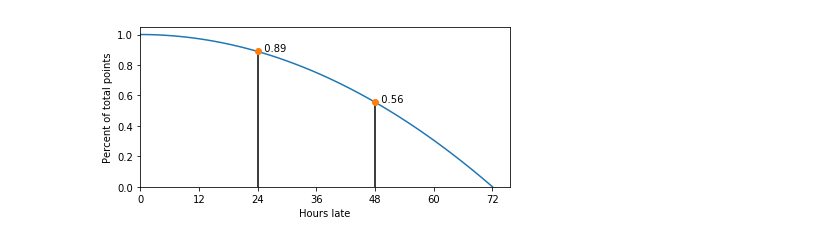
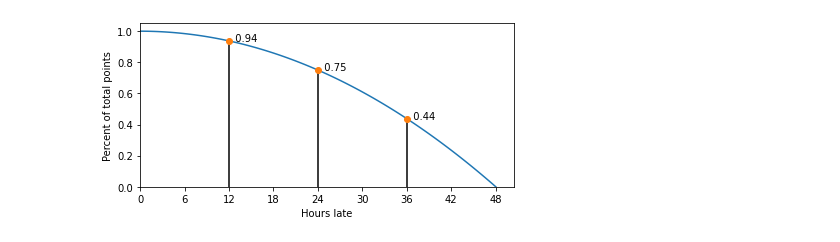
Before and after one commit to jlpteaching/ECS154B, a Jupyter notebook: late policy.ipynb, the cells around one changed output. Drawn from its saved outputs; the diff is of its cells as text; code cells hidden in the pictures.

Commit message:
Update late policy
Signed-off-by: Jason Lowe-Power <jason@lowepower.com>

```diff
--- a/late policy.ipynb
+++ b/late policy.ipynb
@@ -5,22 +5,24 @@ import matplotlib
 import numpy as np
 import matplotlib.pyplot as plt
 # %%
-y = np.poly1d([-1/72**2, 0, 1])
+y = np.poly1d([-1/48**2, 0, 1])
 # %%
-x = np.linspace(0, 72, 100)
+x = np.linspace(0, 48, 100)
 plt.figure(figsize=(6,3))
 plt.plot(x, y(x))
+plt.plot([12, 12], [0, y(12)], color='black')
 plt.plot([24, 24], [0, y(24)], color='black')
-plt.plot([48, 48], [0, y(48)], color='black')
-plt.plot([24, 48], [y(24), y(48)], 'o')
+plt.plot([36, 36], [0, y(36)], color='black')
+plt.plot([12, 24, 36], [y(12), y(24), y(36)], 'o')
+plt.annotate('  {0:.2f}'.format(y(12)), xy=(12, y(12)))
 plt.annotate('  {0:.2f}'.format(y(24)), xy=(24, y(24)))
-plt.annotate('  {0:.2f}'.format(y(48)), xy=(48, y(48)))
+plt.annotate('  {0:.2f}'.format(y(36)), xy=(36, y(36)))
 plt.ylim(0, plt.ylim()[1])
-plt.xticks([0, 12, 24, 36, 48, 60, 72])
+plt.xticks([0, 6, 12, 18, 24, 30, 36, 42, 48])
 plt.xlim(0, plt.xlim()[1])
 plt.ylabel('Percent of total points')
 plt.xlabel('Hours late')
 plt.tight_layout()
-plt.savefig('late_policy.png', bbox_inches='tight')
+plt.savefig('img/late_policy.png', bbox_inches='tight')
 # %% [output]
-[figure, old version]
+[figure, new version]
```
Also changed, not shown: 1 other file.
